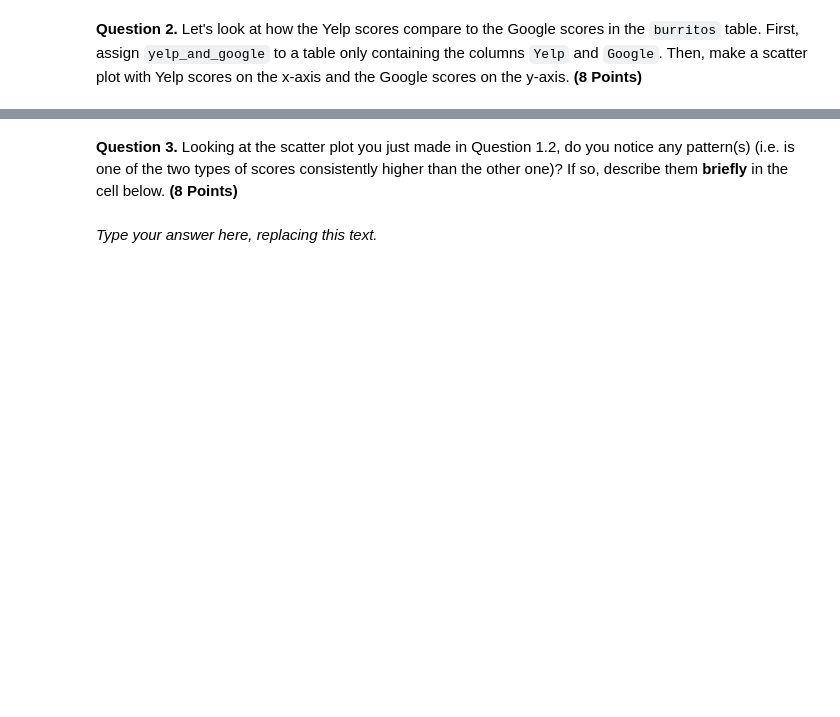
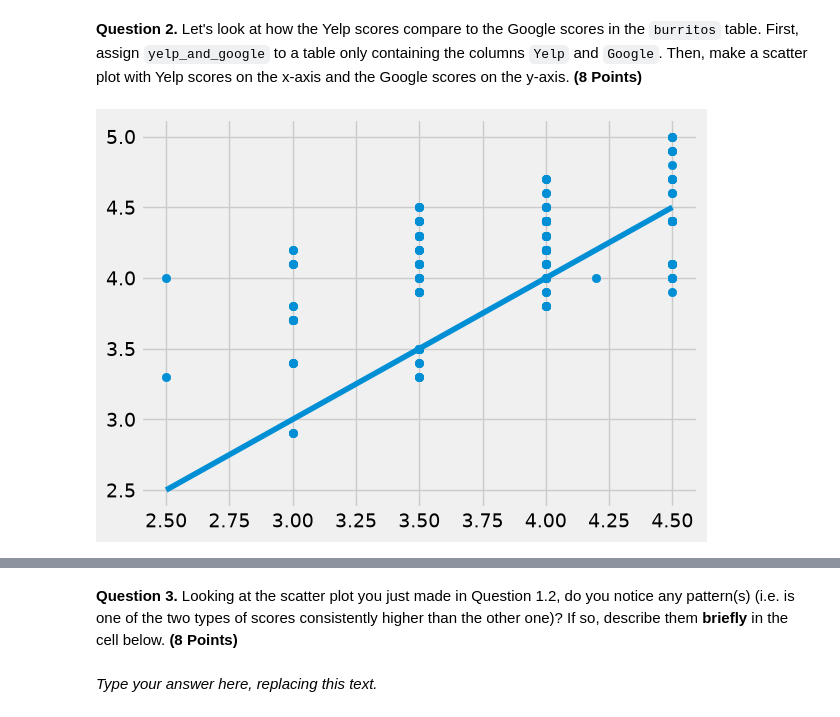
Before and after one commit to RidgeOnTheLedge/DAT1001-RMikkelsen, a Jupyter notebook: hw04/hw04.ipynb, the cells around one changed output, grey strips where cells are left out. Saved outputs shown, nothing was run; the diff lists cells and outputs as text; code cells hidden in the pictures; blank space fills up the shorter version.

```diff
--- a/hw04/hw04.ipynb
+++ b/hw04/hw04.ipynb
@@ -79,6 +79,6 @@ burritos_types.show(5)
 
 *Hint:* If you need help on using the `join` method, refer to the [Python Reference Sheet](https://www.data8.org/reference/) or [Section 8.4](https://www.inferentialthinking.com/chapters/08/4/Joining_Tables_by_Columns.html) in the textbook.
 # %%
-burritos = ...
+burritos = burritos_types.join("Name", ratings)
 burritos.show(5)
 # %% [output]
@@ -90,11 +98,13 @@ grader.check("q1_1")
 
 **Question 2.** Let's look at how the Yelp scores compare to the Google scores in the `burritos` table. First, assign `yelp_and_google` to a table only containing the columns `Yelp` and `Google`. Then, make a scatter plot with Yelp scores on the x-axis and the Google scores on the y-axis. **(8 Points)**
 # %%
-yelp_and_google = ...
-...
+yelp_and_google = Table().with_columns("Yelp", burritos.column("Yelp"), "Google", burritos.column("Google"))
 
 # Don't change/edit/remove the following line.
 # To help you make conclusions, we have plotted a straight line on the graph (y=x).
+plt.scatter(yelp_and_google.column("Yelp"), yelp_and_google.column("Google"))
 plt.plot(np.arange(2.5,5,.5), np.arange(2.5,5,.5));
+# %% [output]
+[figure, added]
 # %%
 grader.check("q1_2")
```
Also changed, not shown: parts of 17 cells of this notebook, 4 other files.
